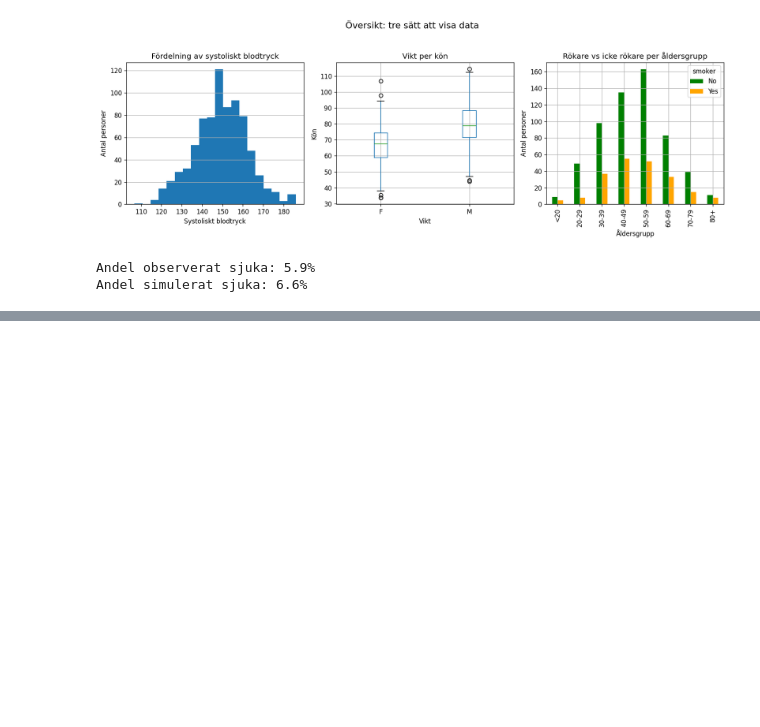
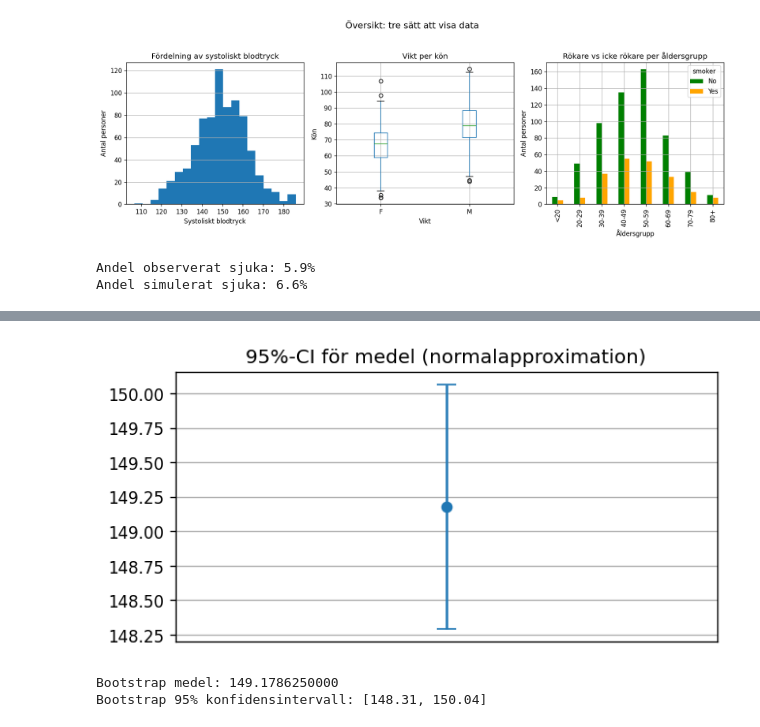
Before and after one commit to MalinMo/Halsostudie, a Jupyter notebook: analysis.ipynb, the cells around one changed output, grey strips where cells are left out. Drawn from its saved outputs; the diff is of its cells as text; code cells hidden in the pictures; blank space fills up the shorter version.

```diff
--- a/analysis.ipynb
+++ b/analysis.ipynb
@@ -174,0 +171,33 @@ plt.show()
+# %%
+fig, ax = plt.subplots(figsize=(6,3))
+ax.errorbar([0], [mean_x], yerr=[[mean_x - lo], [hi - mean_x]], fmt="o", capsize=6)
+ax.set_xticks([])
+ax.grid(True, axis="y")
+ax.set_title("95%-CI för medel (normalapproximation)")
+plt.show()
+# %% [output]
+[figure, added]
+# %%
+# Bootstrap
+
+def ci_mean_bootstrap(x, B=5000, confidence=0.95):
+    x = np.asarray(x, dtype=float)
+    n = len(x)
+    boot_means = np.empty(B)
+    for b in range(B):
+        boot_sample = np.random.choice(x, size=n, replace=True)
+        boot_means[b] = np.mean(boot_sample)
+
+    alpha = (1 - confidence) / 2
+    lo, hi= np.percentile(boot_means, [100*alpha, 100*(1-alpha)])
+    return float(lo), float(hi), float(np.mean(x))
+
+x = clean["systolic_bp"]
+
+blo, bhi, bmean = ci_mean_bootstrap(x, B=5000)
+
+print(f"Bootstrap medelvärde: {bmean:.10f}")
+print(f"Bootstrap 95% konfidensintervall: [{blo:.2f}, {bhi:.2f}]")
+# %% [output]
+Bootstrap medel: 149.1786250000
+Bootstrap 95% konfidensintervall: [148.31, 150.04]
```
Also changed, not shown: parts of 5 cells of this notebook.
